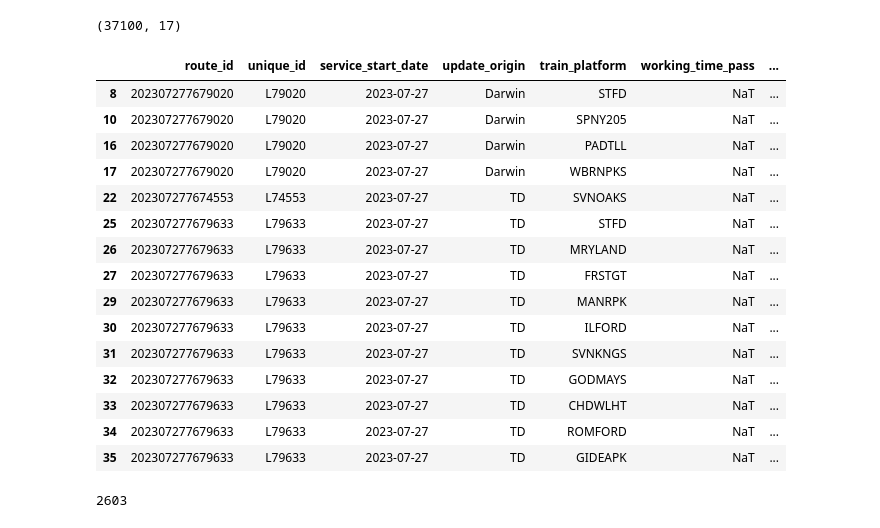
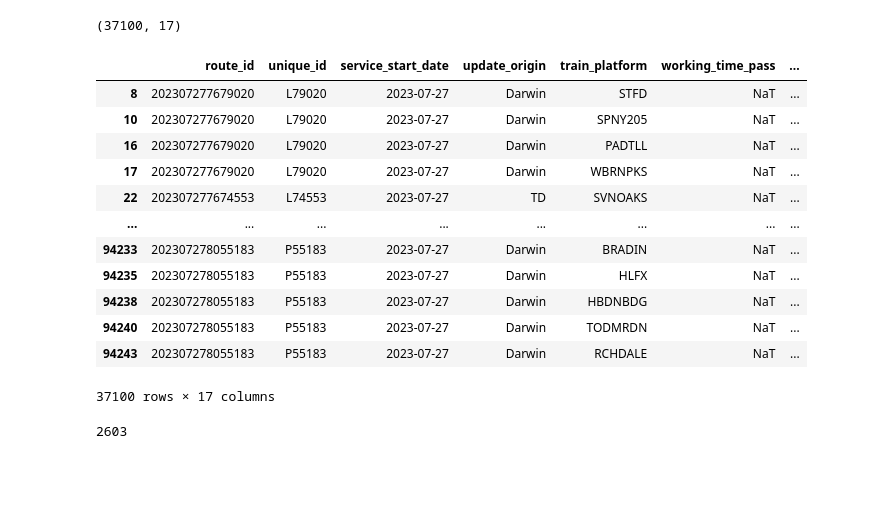
Before and after one commit to nirmalaJ21/https-github.com-nirmalaJ21-FinalProjectRailData, a Jupyter notebook: EDA Notebooks/UK Rail EDA.ipynb, the cells around one changed output. Drawn from its saved outputs; the diff is of its cells as text; code cells hidden in the pictures; blank space fills up the shorter version.

```diff
--- a/EDA Notebooks/UK Rail EDA.ipynb
+++ b/EDA Notebooks/UK Rail EDA.ipynb
@@ -70,24 +70,21 @@ df.shape
 # %% [output]
 (37100, 17)
 # %%
-df.head(15)
+df
 # %% [output]
 |  | route_id | unique_id | service_start_date | update_origin | train_platform | working_time_pass | ... |
 | 8 | 202307277679020 | L79020 | 2023-07-27 | Darwin | STFD | NaT | ... |
 | 10 | 202307277679020 | L79020 | 2023-07-27 | Darwin | SPNY205 | NaT | ... |
 | 16 | 202307277679020 | L79020 | 2023-07-27 | Darwin | PADTLL | NaT | ... |
 | 17 | 202307277679020 | L79020 | 2023-07-27 | Darwin | WBRNPKS | NaT | ... |
 | 22 | 202307277674553 | L74553 | 2023-07-27 | TD | SVNOAKS | NaT | ... |
-| 25 | 202307277679633 | L79633 | 2023-07-27 | TD | STFD | NaT | ... |
-| 26 | 202307277679633 | L79633 | 2023-07-27 | TD | MRYLAND | NaT | ... |
-| 27 | 202307277679633 | L79633 | 2023-07-27 | TD | FRSTGT | NaT | ... |
-| 29 | 202307277679633 | L79633 | 2023-07-27 | TD | MANRPK | NaT | ... |
-| 30 | 202307277679633 | L79633 | 2023-07-27 | TD | ILFORD | NaT | ... |
-| 31 | 202307277679633 | L79633 | 2023-07-27 | TD | SVNKNGS | NaT | ... |
-| 32 | 202307277679633 | L79633 | 2023-07-27 | TD | GODMAYS | NaT | ... |
-| 33 | 202307277679633 | L79633 | 2023-07-27 | TD | CHDWLHT | NaT | ... |
-| 34 | 202307277679633 | L79633 | 2023-07-27 | TD | ROMFORD | NaT | ... |
-| 35 | 202307277679633 | L79633 | 2023-07-27 | TD | GIDEAPK | NaT | ... |
+| ... | ... | ... | ... | ... | ... | ... | ... |
+| 94233 | 202307278055183 | P55183 | 2023-07-27 | Darwin | BRADIN | NaT | ... |
+| 94235 | 202307278055183 | P55183 | 2023-07-27 | Darwin | HLFX | NaT | ... |
+| 94238 | 202307278055183 | P55183 | 2023-07-27 | Darwin | HBDNBDG | NaT | ... |
+| 94240 | 202307278055183 | P55183 | 2023-07-27 | Darwin | TODMRDN | NaT | ... |
+| 94243 | 202307278055183 | P55183 | 2023-07-27 | Darwin | RCHDALE | NaT | ... |
+37100 rows × 17 columns
 # %%
 unique_platform = df['train_platform'].nunique()
 # %%
```
Also changed, not shown: 2 other files.
